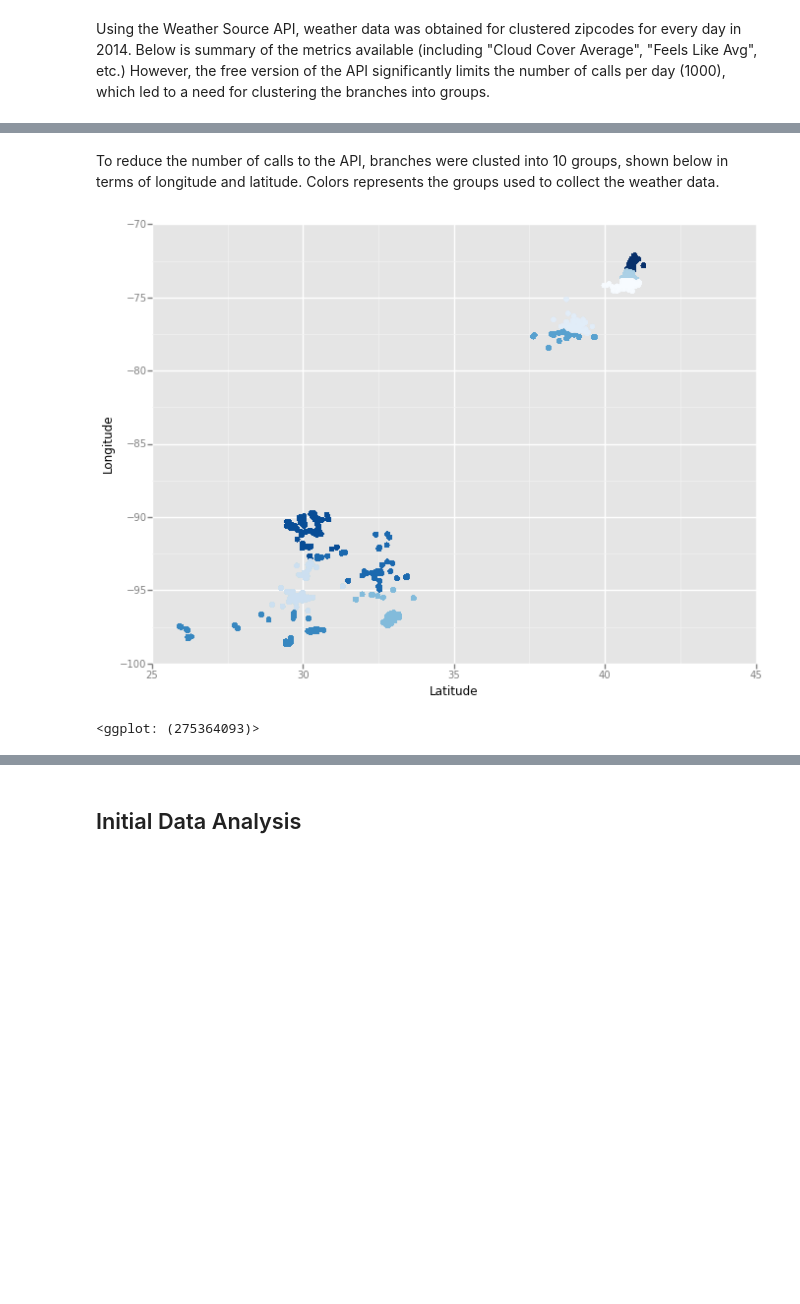
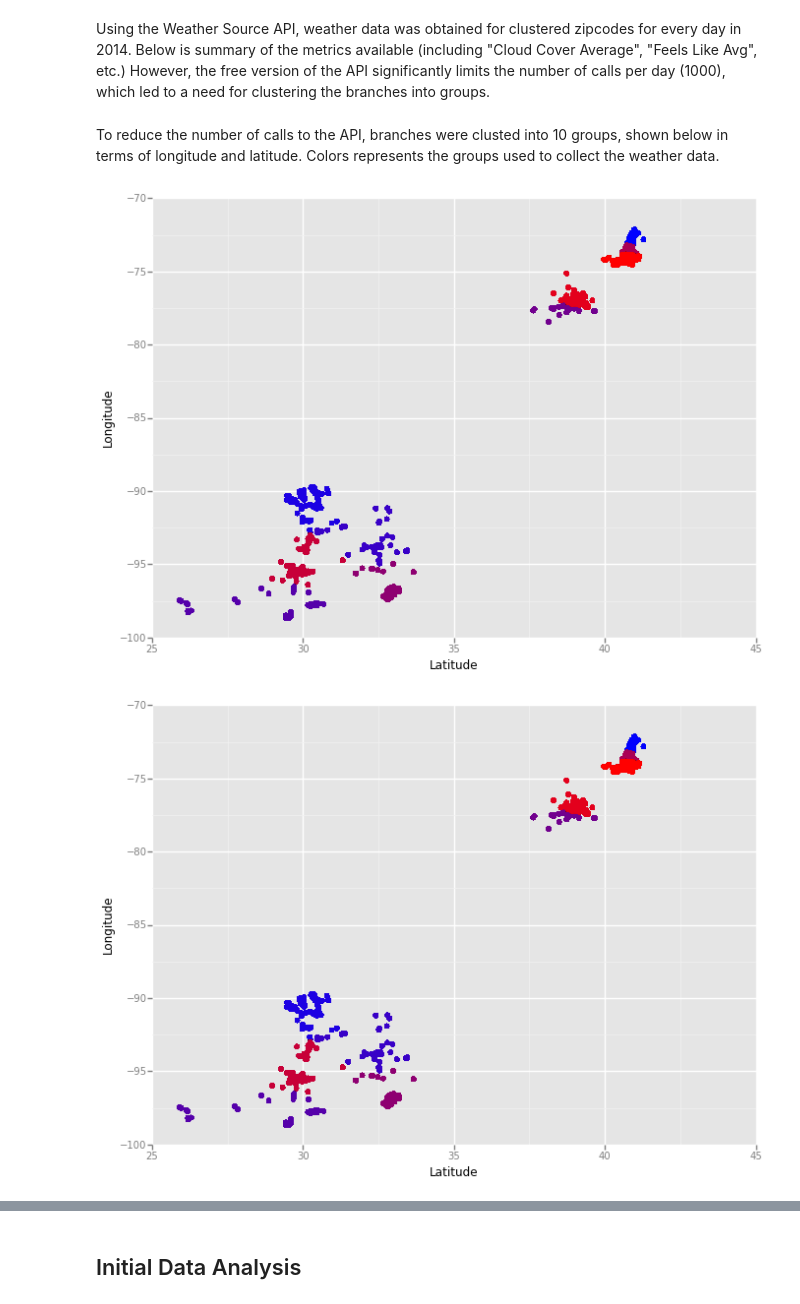
Before and after one commit to FoyeAkin/Dat6-students, a Jupyter notebook: hardway/Project_Draft_HH.ipynb, the cells around one changed output, grey strips where cells are left out. Drawn from its saved outputs; the diff is of its cells as text; code cells hidden in the pictures; blank space fills up the shorter version.

```diff
--- a/hardway/Project_Draft_HH.ipynb
+++ b/hardway/Project_Draft_HH.ipynb
@@ -35,6 +42,14 @@ dd.head()
 locales= pd.read_csv('/Users/heatherhardway/Documents/Data_Science/locales_cluster.csv')
 # %% [markdown]
 Using the Weather Source API, weather data was obtained for clustered zipcodes for every day in 2014.  Below is summary of the metrics available (including "Cloud Cover Average", "Feels Like Avg", etc.)  However, the free version of the API significantly limits the number of calls per day (1000), which led to a need for clustering the branches into groups.
+# %% [markdown]
+To reduce the number of calls to the API, branches were clusted into 10 groups, shown below in terms of longitude and latitude.  Colors represents the groups used to collect the weather data.
+# %%
+g = ggplot(locales, aes('Latitude', 'Longitude', color='predicted',label='predicted'))+geom_point()+scale_colour_gradient(low="red", high="blue")
+g.draw()
+# %% [output]
+[figure, added]
+[figure, added]
 # %%
 weatherdata.head()
 # %% [output]
@@ -45,10 +60,3 @@ weatherdata.head()
 | 3 | 3 | 22 | 100 | 1 | us | 11.4 | 17.0 | 6.1 | 18.3 | ... |
 | 4 | 4 | 83 | 100 | 27 | us | 30.2 | 36.8 | 16.5 | 32.3 | ... |
 5 rows × 35 columns
-# %% [markdown]
-To reduce the number of calls to the API, branches were clusted into 10 groups, shown below in terms of longitude and latitude.  Colors represents the groups used to collect the weather data.
-# %%
-ggplot(locales, aes('Latitude', 'Longitude', colour='predicted',label='predicted'))+geom_point()
-# %% [output]
-[figure, removed]
-<ggplot: (275364093)>
```
Also changed, not shown: parts of 30 cells of this notebook, 2 other files.
